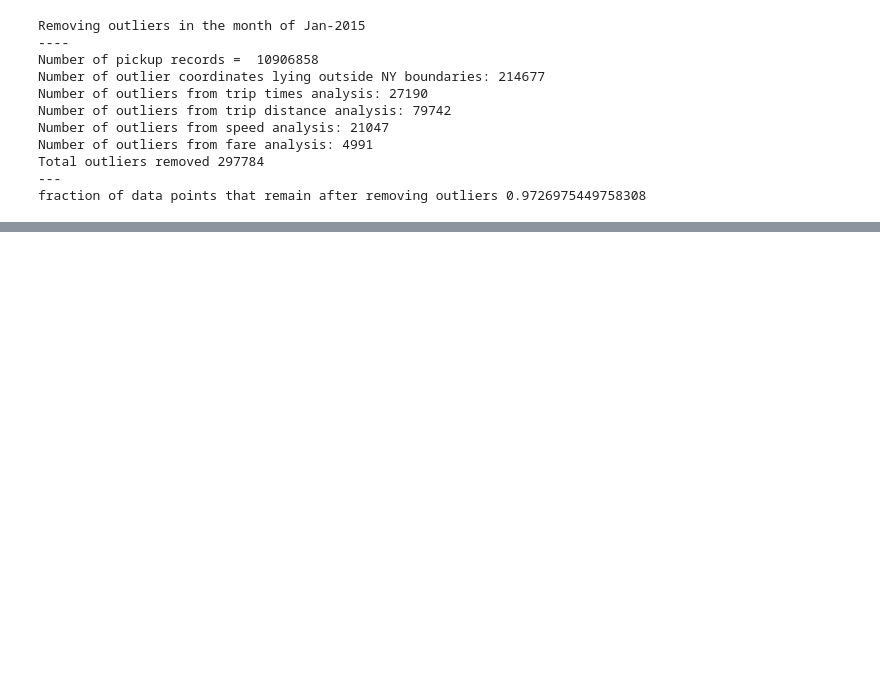
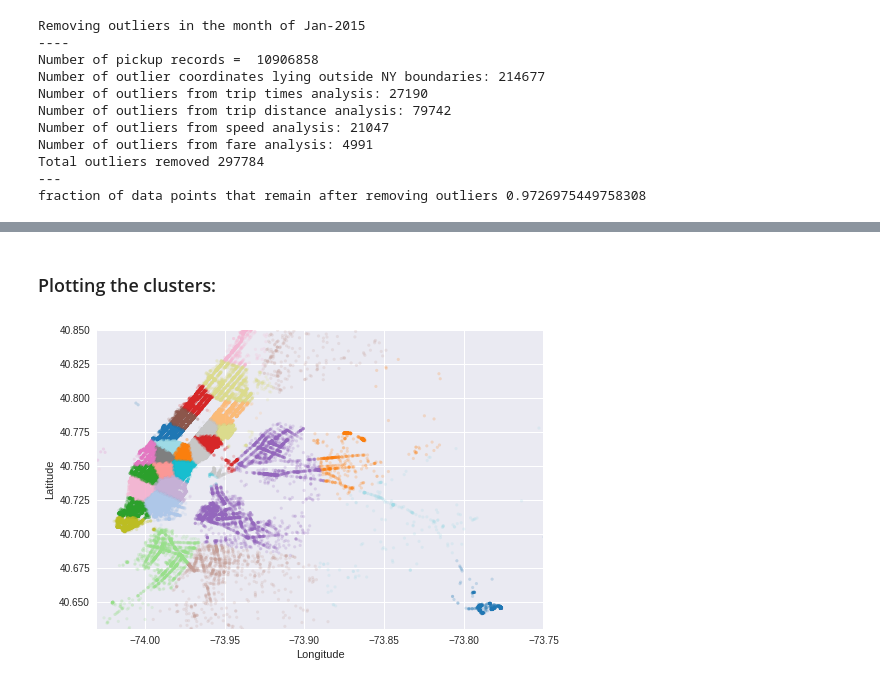
Before and after one commit to hemantmehra/Yellow-Taxi-Demand-Prediction-In-NYC, a Jupyter notebook: Yellow_Taxi_Demand_NYC.ipynb, the cells around one changed output, grey strips where cells are left out. Cells and saved outputs as stored; diff of their text form; code cells hidden in the pictures; blank space fills up the shorter version.

Commit message:
Data Preparation: Clustering

```diff
--- a/Yellow_Taxi_Demand_NYC.ipynb
+++ b/Yellow_Taxi_Demand_NYC.ipynb
@@ -646,0 +711,3 @@ fraction of data points that remain after removing outliers 0.9726975449758308
+# %%
+kmeans = MiniBatchKMeans(n_clusters=30, batch_size=10000,random_state=0).fit(coords)
+frame_with_durations_outliers_removed['pickup_cluster'] = kmeans.predict(frame_with_durations_outliers_removed[['pickup_latitude', 'pickup_longitude']])
@@ -646,0 +725,18 @@ fraction of data points that remain after removing outliers 0.9726975449758308
+# %% [markdown]
+### Plotting the clusters:
+# %%
+def plot_clusters(frame):
+    city_long_border = (-74.03, -73.75)
+    city_lat_border = (40.63, 40.85)
+    fig, ax = plt.subplots(ncols=1, nrows=1)
+    ax.scatter(frame.pickup_longitude.values[:100000], frame.pickup_latitude.values[:100000], s=10, lw=0,
+               c=frame.pickup_cluster.values[:100000], cmap='tab20', alpha=0.2)
+    ax.set_xlim(city_long_border)
+    ax.set_ylim(city_lat_border)
+    ax.set_xlabel('Longitude')
+    ax.set_ylabel('Latitude')
+    plt.show()
+
+plot_clusters(frame_with_durations_outliers_removed)
+# %% [output]
+[figure, added]
```
Also changed, not shown: parts of 5 cells of this notebook.
